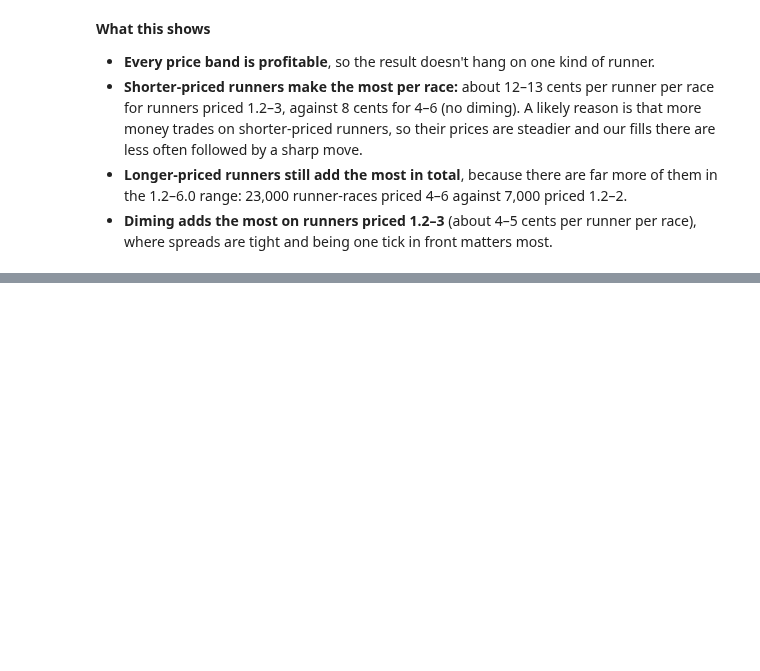
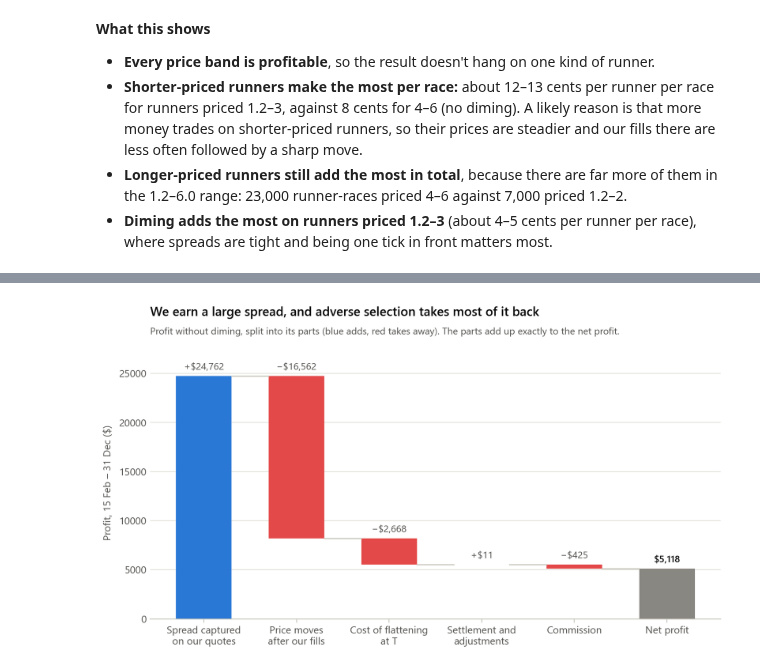
Before and after one commit to wazzak-99/Greyhound-Racing-Backtesting, a Jupyter notebook: evaluation/strategy-evaluation.ipynb, the cells around one changed output, grey strips where cells are left out. Saved outputs shown, nothing was run; the diff lists cells and outputs as text; code cells hidden in the pictures; blank space fills up the shorter version.

```diff
--- a/evaluation/strategy-evaluation.ipynb
+++ b/evaluation/strategy-evaluation.ipynb
@@ -452,0 +558,29 @@ pd.concat({name: t.rename(columns={"sum": "profit ($)", "mean": "per runner-race
+# %%
+steps = breakdown[headline_name].drop("net profit")
+labels = ["Spread captured\non our quotes", "Price moves\nafter our fills", "Cost of flattening\nat T",
+          "Settlement and\nadjustments", "Commission", "Net profit"]
+starts = np.concatenate([[0], np.cumsum(steps.to_numpy())[:-1]])
+GAIN, COST = COLOURS["no diming"], "#e34948"
+
+fig, ax = plt.subplots(figsize=(10, 4.8))
+for i, (start, value) in enumerate(zip(starts, steps)):
+    ax.bar(i, value, bottom=start, width=0.6, color=GAIN if value >= 0 else COST)
+    ax.annotate(f"{'+' if value >= 0 else '−'}${abs(value):,.0f}", (i, start + max(value, 0)), xytext=(0, 4),
+                textcoords="offset points", ha="center", va="bottom", fontsize=9.5, color=INK_2)
+net = breakdown.loc["net profit", headline_name]
+ax.bar(len(steps), net, width=0.6, color=GREY)
+ax.annotate(f"${net:,.0f}", (len(steps), net), xytext=(0, 4), textcoords="offset points", ha="center", va="bottom",
+            fontsize=9.5, fontweight="semibold")
+for i in range(len(steps)):                                   # thin connectors between the floating bars
+    level = starts[i] + steps.iloc[i]
+    ax.plot([i + 0.3, i + 0.7], [level, level], color=LIGHT, lw=1)
+ax.axhline(0, color=INK_2, lw=1)
+ax.set_xticks(range(len(labels)), labels)
+ax.set_axisbelow(True)
+ax.set(ylabel="Profit, 15 Feb – 31 Dec ($)", ylim=(min(0, starts.min()), 1.12 * max(starts + steps.clip(lower=0))))
+titles(ax, "We earn a large spread, and adverse selection takes most of it back",
+       "Profit without diming, split into its parts (blue adds, red takes away). "
+       "The parts add up exactly to the net profit.")
+plt.show()
+# %% [output]
+[figure, added]
```
Also changed, not shown: parts of 8 cells of this notebook, 1 other file.
